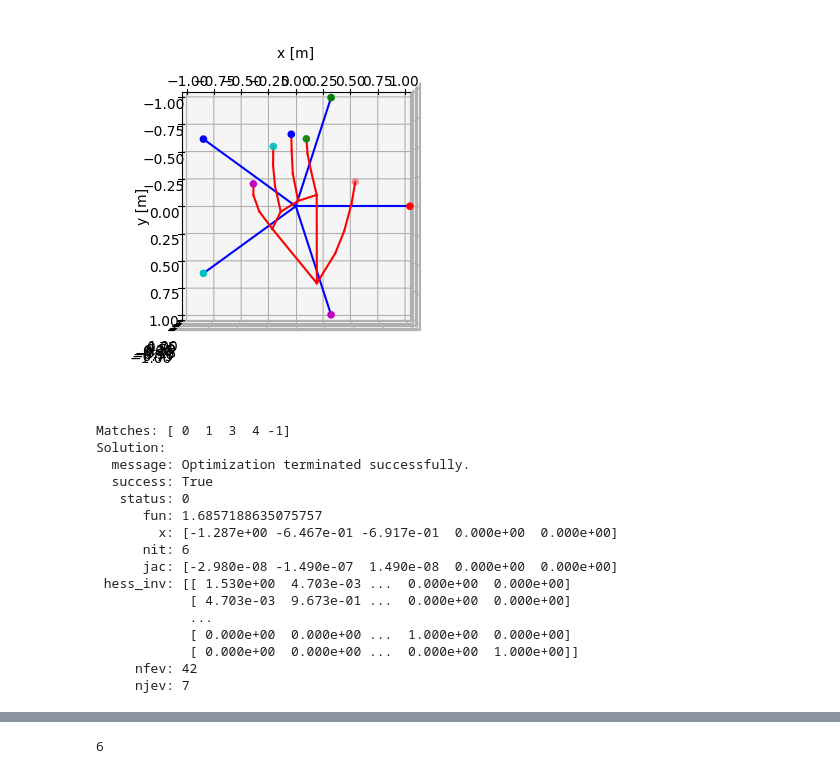
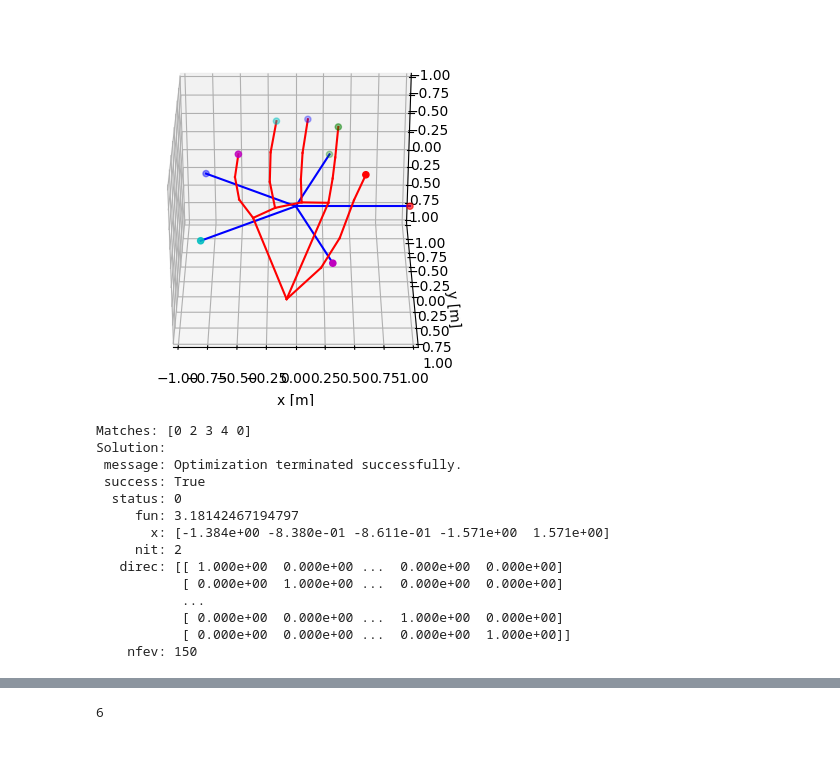
Before and after one commit to Mitchelldscott/Echoware, a Jupyter notebook: analysis/opti_dev.ipynb, the cells around one changed output, grey strips where cells are left out. Saved outputs shown, nothing was run; the diff lists cells and outputs as text; code cells hidden in the pictures.

```diff
--- a/analysis/opti_dev.ipynb
+++ b/analysis/opti_dev.ipynb
@@ -64,17 +64,17 @@ world_landmarks = np.array([[0.02374268,  0.08691406,  0.00775146], # flat hand
 # %%
 hand = pose.Pose(LINES_HAND, world_landmarks)
 hand.normalize()
 
 starfish = pose.Pose(STARFISH_LINES, pose.starfish_pose(0))
 
 matches = starfish.get_matches(hand.end_effectors_world())
 
 ax = plt.figure().add_subplot(projection='3d')
 starfish.draw_pose(ax,starfish.end_effectors)
-hand.draw_pose(ax,hand.end_effectors,link_color='r',elev=90)
+hand.draw_pose(ax,hand.end_effectors,link_color='r',elev=30)
 plt.show()
 # %% [output]
-[figure, old version]
+[figure, new version]
 # %%
 # Cost of an agent pose given an expert pose
 # use the x,y plane to match joints
@@ -101,7 +100,7 @@ def cost_func(x, expert, agent, matching_points, joint_history, error_history):
 # %%
 error = []
 starfish_joints = []
-sol = minimize(cost_func, [0, 0, 0, 0, 0], (hand, starfish, matches, starfish_joints, error))
+sol = minimize(cost_func, [np.pi/2, 0, 0, 0, 0], (hand, starfish, matches, starfish_joints, error), method='Powell', bounds=[[-np.pi/2,np.pi/2] for _ in range(5)])
 
 draw_match = []
 for i in range(len(matches)):
@@ -110,22 +109,20 @@ for i in range(len(matches)):
 
 print(f"Matches: {matches}\nSolution:\n{sol}")
 # %% [output]
-Matches: [ 0  1  3  4 -1]
+Matches: [0 2 3 4 0]
 Solution:
-  message: Optimization terminated successfully.
-  success: True
-   status: 0
-      fun: 1.6857188635075757
-        x: [-1.287e+00 -6.467e-01 -6.917e-01  0.000e+00  0.000e+00]
-      nit: 6
-      jac: [-2.980e-08 -1.490e-07  1.490e-08  0.000e+00  0.000e+00]
- hess_inv: [[ 1.530e+00  4.703e-03 ...  0.000e+00  0.000e+00]
-            [ 4.703e-03  9.673e-01 ...  0.000e+00  0.000e+00]
-            ...
-            [ 0.000e+00  0.000e+00 ...  1.000e+00  0.000e+00]
-            [ 0.000e+00  0.000e+00 ...  0.000e+00  1.000e+00]]
-     nfev: 42
-     njev: 7
+ message: Optimization terminated successfully.
+ success: True
+  status: 0
+     fun: 3.18142467194797
+       x: [-1.384e+00 -8.380e-01 -8.611e-01 -1.571e+00  1.571e+00]
+     nit: 2
+   direc: [[ 1.000e+00  0.000e+00 ...  0.000e+00  0.000e+00]
+           [ 0.000e+00  1.000e+00 ...  0.000e+00  0.000e+00]
+           ...
+           [ 0.000e+00  0.000e+00 ...  1.000e+00  0.000e+00]
+           [ 0.000e+00  0.000e+00 ...  0.000e+00  1.000e+00]]
+    nfev: 150
 # %%
 error = np.array(error)
 
```
Also changed, not shown: parts of 5 cells of this notebook.
